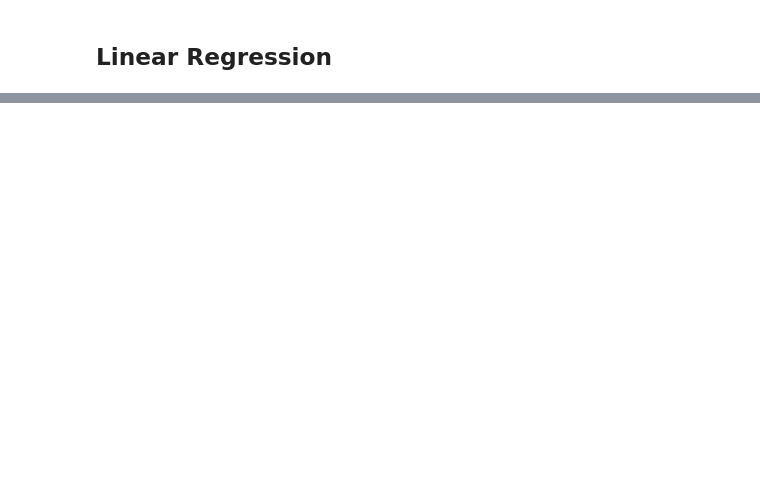
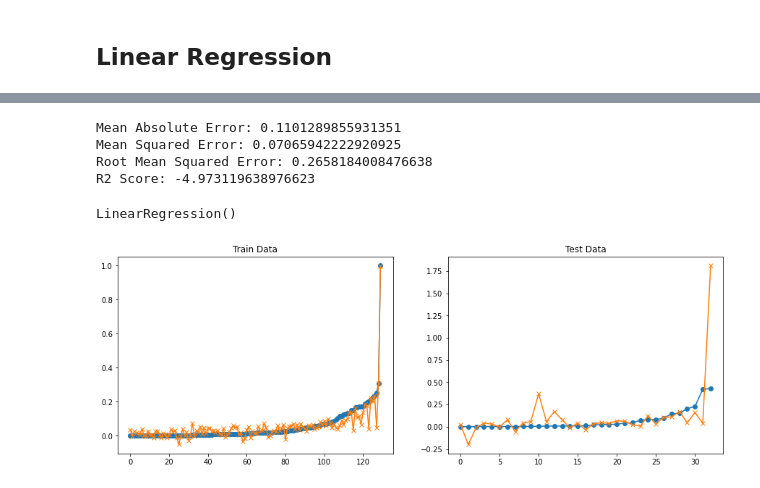
Before and after one commit to WWI17SEB/ml-covid, a Jupyter notebook: train_data_cases.ipynb, the cells around one changed output, grey strips where cells are left out. Saved outputs shown, nothing was run; the diff lists cells and outputs as text; code cells hidden in the pictures; blank space fills up the shorter version.

```diff
--- a/train_data_cases.ipynb
+++ b/train_data_cases.ipynb
@@ -91,0 +73,39 @@ plt.show()
+# %%
+x = df.values
+min_max_scaler = preprocessing.MinMaxScaler()
+x_scaled = min_max_scaler.fit_transform(x)
+df_scaled = pd.DataFrame(x_scaled, columns=["total_cases_per_million", "gdp_per_capita",
+                                            "health_expenditure_5y_avg","Population density (people per sq. km of land area)",
+                                            "lockdown_type", "International tourism, expenditures (% of total imports)"])
+
+x_normalized = normalize(df.values, axis=0, norm='max')
+df_normalized = pd.DataFrame(x_normalized, columns=["total_cases_per_million", "gdp_per_capita",
+                                            "health_expenditure_5y_avg","Population density (people per sq. km of land area)",
+                                            "lockdown_type", "International tourism, expenditures (% of total imports)"])
+
+#df_scaled.describe()
+#df_normalized.describe()
+# %%
+X_scaled = df_scaled.drop("total_cases_per_million", axis=1)
+y_scaled = df_scaled["total_cases_per_million"]
+
+X_normalized = df_normalized.drop("total_cases_per_million", axis=1)
+y_normalized = df_normalized["total_cases_per_million"]
+# %%
+poly3 = PolynomialFeatures(3)
+x_poly_scaled = poly3.fit_transform(X_scaled)
+df_poly_scaled = pd.DataFrame(x_poly_scaled)
+X_poly_scaled = df_poly_scaled
+
+x_poly_normalized = poly3.fit_transform(X_normalized)
+df_poly_normalized = pd.DataFrame(x_poly_normalized)
+X_poly_normalized = df_poly_normalized
+# %%
+RegressionHelper(X_poly_scaled, y_scaled, LinearRegression(), 0.2, 42)
+# %% [output]
+Mean Absolute Error: 0.1101289855931351
+Mean Squared Error: 0.07065942222920925
+Root Mean Squared Error: 0.2658184008476638
+R2 Score: -4.973119638976623
+LinearRegression()
+[figure, added]
```
Also changed, not shown: parts of 24 cells of this notebook, 3 other files.
